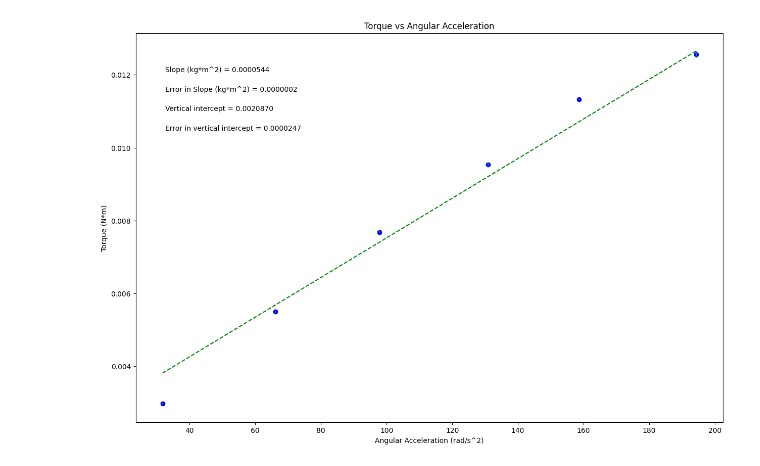
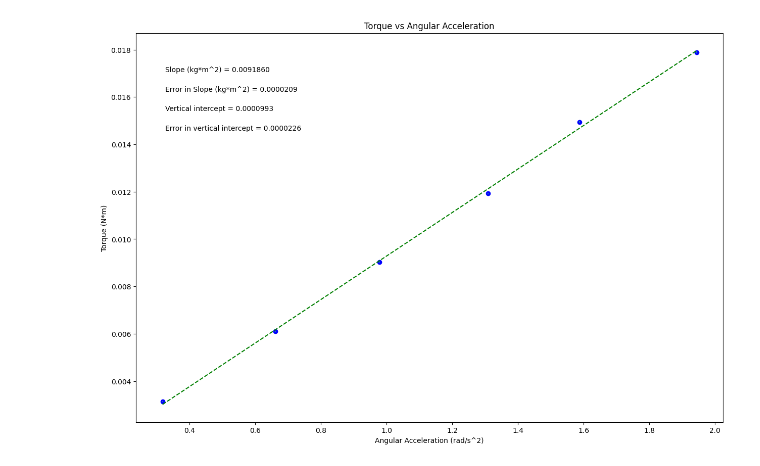
Before and after one commit to readerlu-cmyk/Physics-Lab, a Jupyter notebook: PHSX_Lab_7.ipynb, the cells around one changed output. Drawn from its saved outputs; the diff is of its cells as text; code cells hidden in the pictures.

```diff
--- a/PHSX_Lab_7.ipynb
+++ b/PHSX_Lab_7.ipynb
@@ -19,11 +19,11 @@ import matplotlib.pyplot as plt
 #variable names should start with a letter and must contain only letters, numbers, and underscores
 
 
-Ang_Accel = np.array([31.736,66.116,97.851,130.909,158.678,194.380])
+Ang_Accel = np.array([0.3174,0.6612,0.9785,1.3091,1.5868,1.9438])
 
-Torque = np.array([0.002978,0.005498,0.007685,0.009534,0.011320,0.012563])
+Torque = np.array([0.003129,0.006109,0.009031,0.011920,0.014949,0.017885])
 
-Err_Torque = np.array([0.000024,0.000021,0.000028,0.000051,0.000025,0.000097])
+Err_Torque = np.array([0.000022,0.000023,0.000026,0.000029,0.000032,0.000036])
 
 
 
@@ -92,31 +92,31 @@ elif annotation_placement==3 or annotation_placement==4:
 #Don't need to change anything in this section!
 
 #Plot data on graph. Plot error bars and place values for slope,
 #error in slope, and vertical intercept (plus error) on the plot using "annotate"
 
 plt.figure(figsize=(15,10))
 
 plt.plot(x, fit, color='green', linestyle='--')
 plt.scatter(x, y, color='blue', marker='o')
 
 plt.xlabel(x_label)
 plt.ylabel(y_label)
 plt.title(plot_title)
 
 plt.errorbar(x, y, yerr=dy, xerr=None, fmt="none") #don't need to plot x error bars
 
 plt.annotate('Slope ({}) = {value:.{digits}f}'.format(slope_units,value=m, digits=7),
              (xpos, ypos[0]), xycoords='axes fraction')
 
 plt.annotate('Error in Slope ({}) = {value:.{digits}f}'.format(slope_units,value=dm, digits=7),
              (xpos, ypos[1]), xycoords='axes fraction')
 
 plt.annotate('Vertical intercept = {value:.{digits}f}'.format(value=b, digits=7),
              (xpos, ypos[2]), xycoords='axes fraction')
 
 plt.annotate('Error in vertical intercept = {value:.{digits}f}'.format(value=db, digits=7),
              (xpos, ypos[3]), xycoords='axes fraction')
 
 plt.show()
 # %% [output]
-[figure, old version]
+[figure, new version]
```
